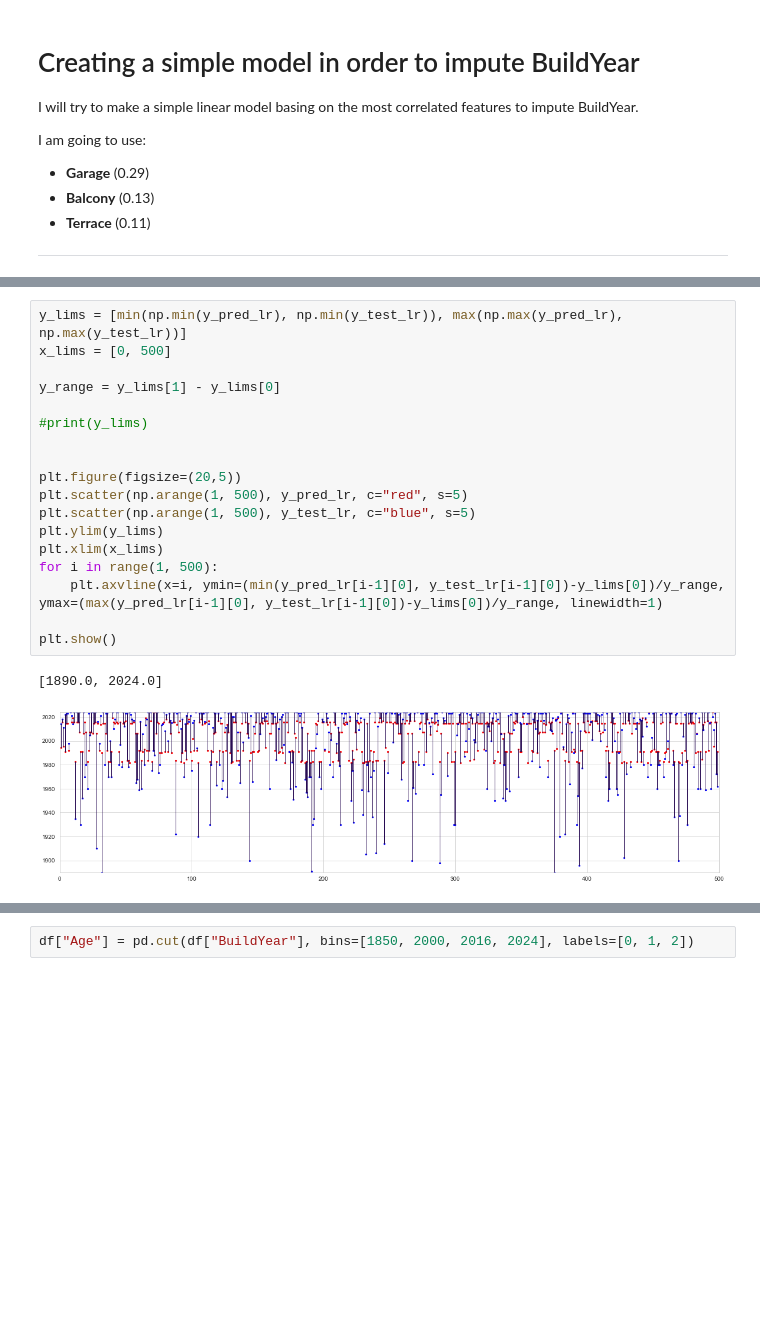
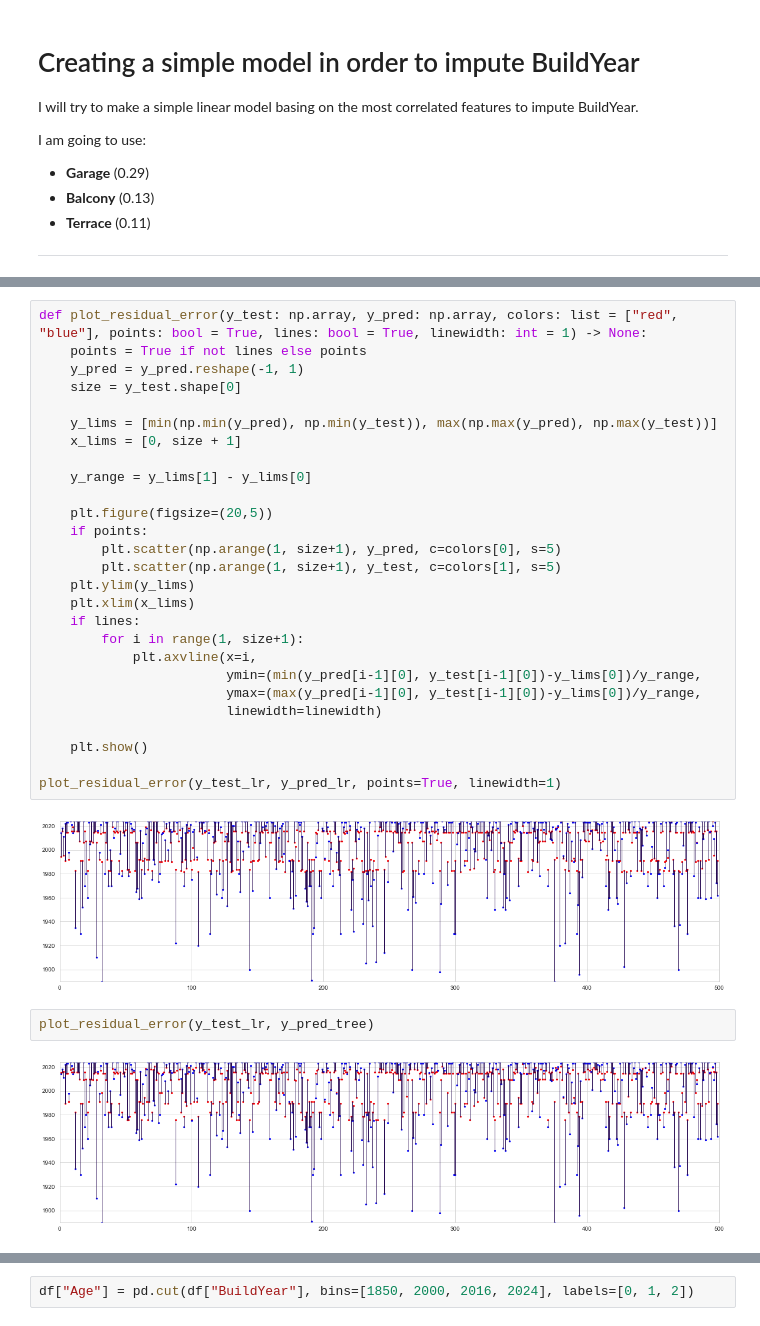
Before and after one commit to milonpabis/price-predictor-poland2024, a Jupyter notebook: krakow-exclusive-analysis.ipynb, the cells around one changed output, grey strips where cells are left out. Cells and saved outputs as stored; diff of their text form; blank space fills up the shorter version.

```diff
--- a/krakow-exclusive-analysis.ipynb
+++ b/krakow-exclusive-analysis.ipynb
@@ -277,21 +336,33 @@ mean_absolute_error(y_test_lr, y_pred_lr)
 # %%
-y_lims = [min(np.min(y_pred_lr), np.min(y_test_lr)), max(np.max(y_pred_lr), np.max(y_test_lr))]
-x_lims = [0, 500]
+def plot_residual_error(y_test: np.array, y_pred: np.array, colors: list = ["red", "blue"], points: bool = True, lines: bool = True, linewidth: int = 1) -> None:
+    points = True if not lines else points
+    y_pred = y_pred.reshape(-1, 1)
+    size = y_test.shape[0]
 
-y_range = y_lims[1] - y_lims[0]
+    y_lims = [min(np.min(y_pred), np.min(y_test)), max(np.max(y_pred), np.max(y_test))]
+    x_lims = [0, size + 1]
 
-#print(y_lims)
+    y_range = y_lims[1] - y_lims[0]
 
+    plt.figure(figsize=(20,5))
+    if points:
+        plt.scatter(np.arange(1, size+1), y_pred, c=colors[0], s=5)
+        plt.scatter(np.arange(1, size+1), y_test, c=colors[1], s=5)
+    plt.ylim(y_lims)
+    plt.xlim(x_lims)
+    if lines:
+        for i in range(1, size+1):
+            plt.axvline(x=i,
+                        ymin=(min(y_pred[i-1][0], y_test[i-1][0])-y_lims[0])/y_range,
+                        ymax=(max(y_pred[i-1][0], y_test[i-1][0])-y_lims[0])/y_range,
+                        linewidth=linewidth)
 
-plt.figure(figsize=(20,5))
-plt.scatter(np.arange(1, 500), y_pred_lr, c="red", s=5)
-plt.scatter(np.arange(1, 500), y_test_lr, c="blue", s=5)
-plt.ylim(y_lims)
-plt.xlim(x_lims)
-for i in range(1, 500):
-    plt.axvline(x=i, ymin=(min(y_pred_lr[i-1][0], y_test_lr[i-1][0])-y_lims[0])/y_range, ymax=(max(y_pred_lr[i-1][0], y_test_lr[i-1][0])-y_lims[0])/y_range, linewidth=1)
+    plt.show()
 
-plt.show()
+plot_residual_error(y_test_lr, y_pred_lr, points=True, linewidth=1)
 # %% [output]
-[1890.0, 2024.0]
 [figure]
+# %%
+plot_residual_error(y_test_lr, y_pred_tree)
+# %% [output]
+[figure, added]
```
Also changed, not shown: parts of 9 cells of this notebook.
